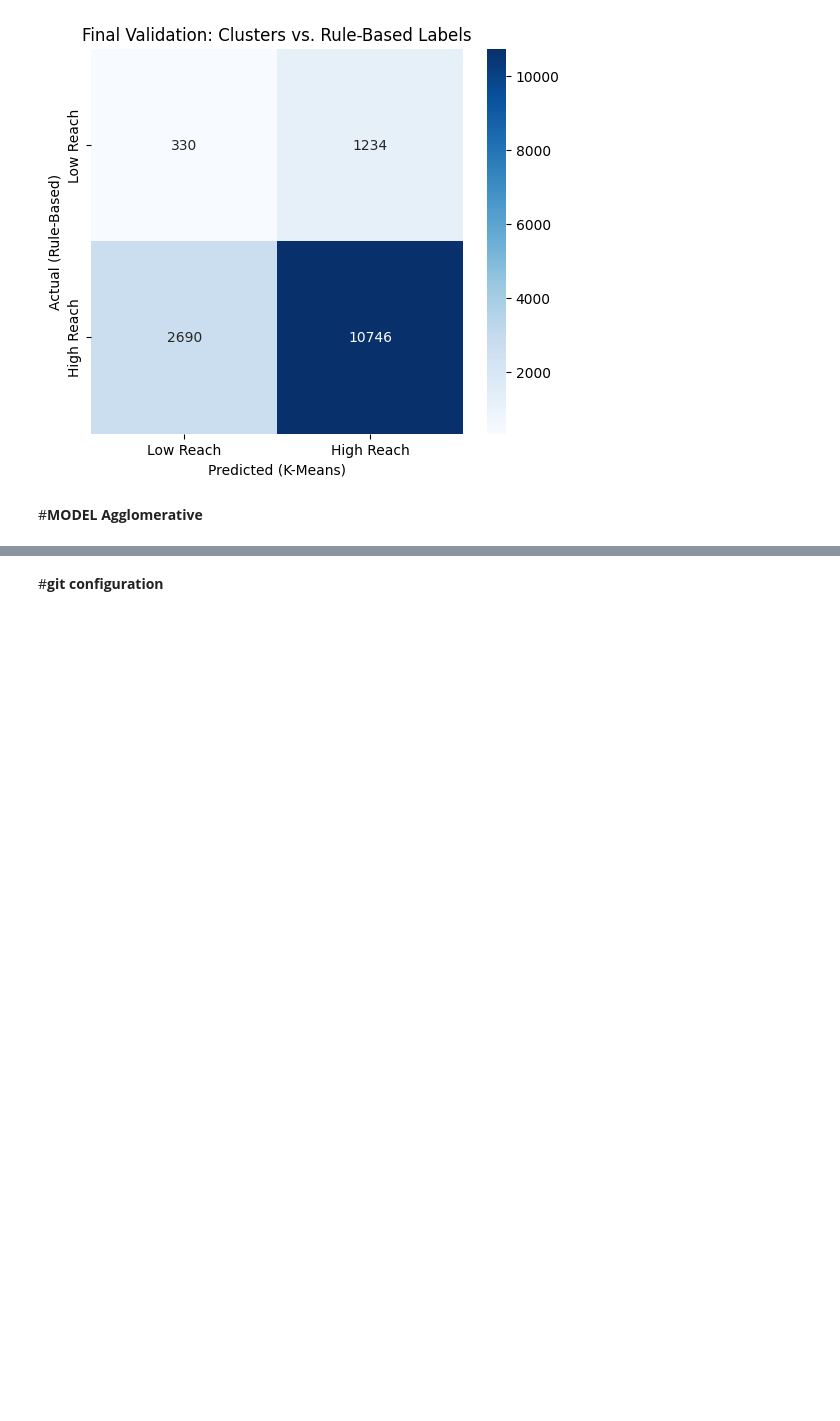
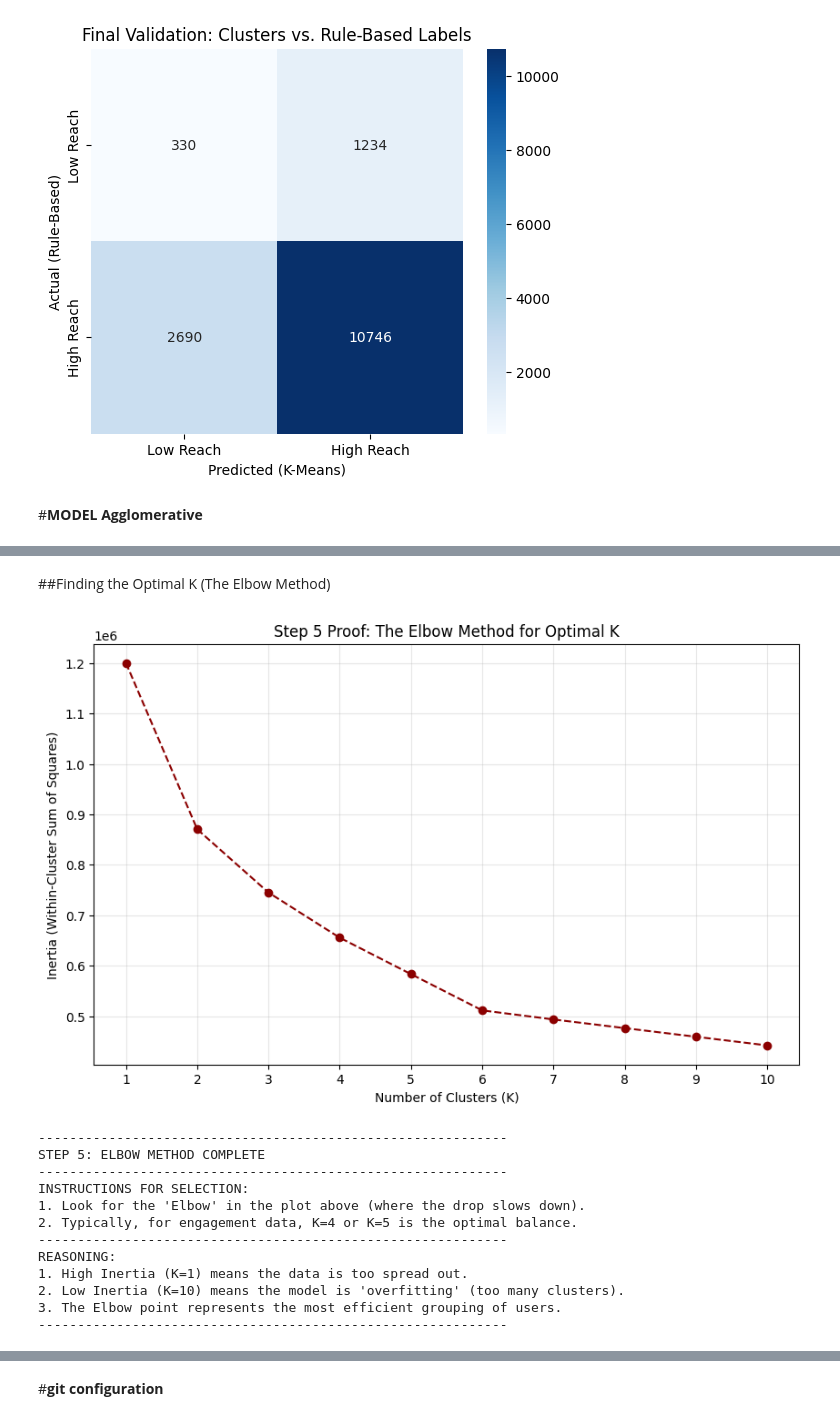
Before and after one commit to praveentecsl/High-Engagement-Content-Classification-model, a Jupyter notebook: SocialMedia_engagement.ipynb, the cells around one changed output, grey strips where cells are left out. Saved outputs shown, nothing was run; the diff lists cells and outputs as text; code cells hidden in the pictures; blank space fills up the shorter version.

Commit message:
create the new version of kmeans

```diff
--- a/SocialMedia_engagement.ipynb
+++ b/SocialMedia_engagement.ipynb
@@ -181,0 +393,52 @@ weighted avg       0.81      0.74      0.77     15000
+# %% [markdown]
+##Finding the Optimal K (The Elbow Method)
+# %%
+from sklearn.cluster import KMeans
+import matplotlib.pyplot as plt
+
+# 1. Calculate Inertia for a range of K values
+inertia = []
+K_range = range(1, 11)
+
+for k in K_range:
+    kmeans = KMeans(n_clusters=k, init='k-means++', random_state=42, n_init=10)
+    kmeans.fit(X_train_scaled)
+    inertia.append(kmeans.inertia_)
+
+# 2. VISUAL PROOF: The Elbow Plot
+plt.figure(figsize=(10, 6))
+plt.plot(K_range, inertia, marker='o', linestyle='--', color='darkred')
+plt.title("Step 5 Proof: The Elbow Method for Optimal K")
+plt.xlabel("Number of Clusters (K)")
+plt.ylabel("Inertia (Within-Cluster Sum of Squares)")
+plt.xticks(K_range)
+plt.grid(True, alpha=0.3)
+plt.show()
+
+# 3. RESULT MESSAGE
+print("-" * 60)
+print("STEP 5: ELBOW METHOD COMPLETE")
+print("-" * 60)
+print("INSTRUCTIONS FOR SELECTION:")
+print("1. Look for the 'Elbow' in the plot above (where the drop slows down).")
+print("2. Typically, for engagement data, K=4 or K=5 is the optimal balance.")
+print("-" * 60)
+print("REASONING:")
+print("1. High Inertia (K=1) means the data is too spread out.")
+print("2. Low Inertia (K=10) means the model is 'overfitting' (too many clusters).")
+print("3. The Elbow point represents the most efficient grouping of users.")
+print("-" * 60)
+# %% [output]
+[figure, added]
+------------------------------------------------------------
+STEP 5: ELBOW METHOD COMPLETE
+------------------------------------------------------------
+INSTRUCTIONS FOR SELECTION:
+1. Look for the 'Elbow' in the plot above (where the drop slows down).
+2. Typically, for engagement data, K=4 or K=5 is the optimal balance.
+------------------------------------------------------------
+REASONING:
+1. High Inertia (K=1) means the data is too spread out.
+2. Low Inertia (K=10) means the model is 'overfitting' (too many clusters).
+3. The Elbow point represents the most efficient grouping of users.
+------------------------------------------------------------
```
Also changed, not shown: parts of 21 cells of this notebook.
